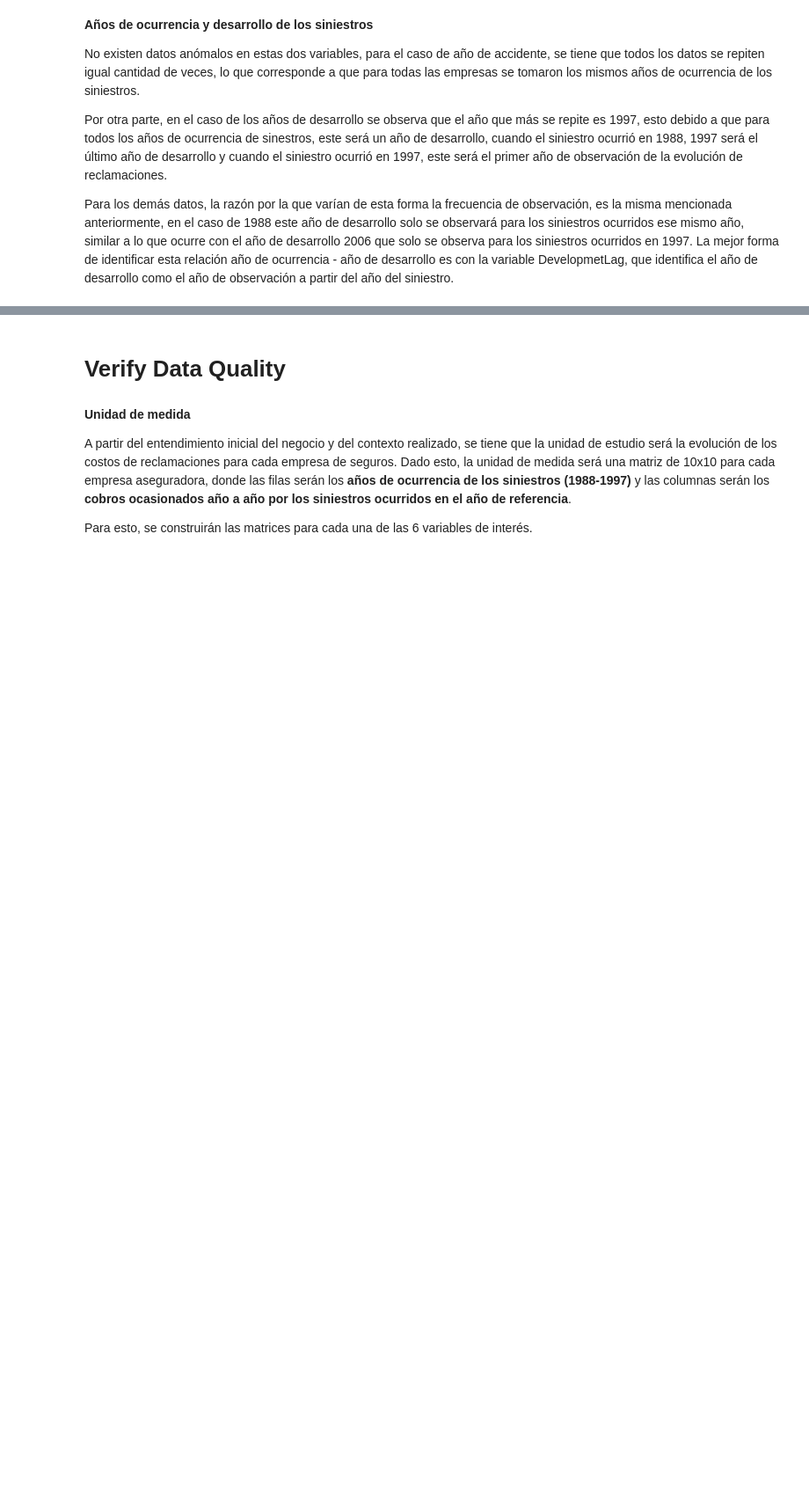
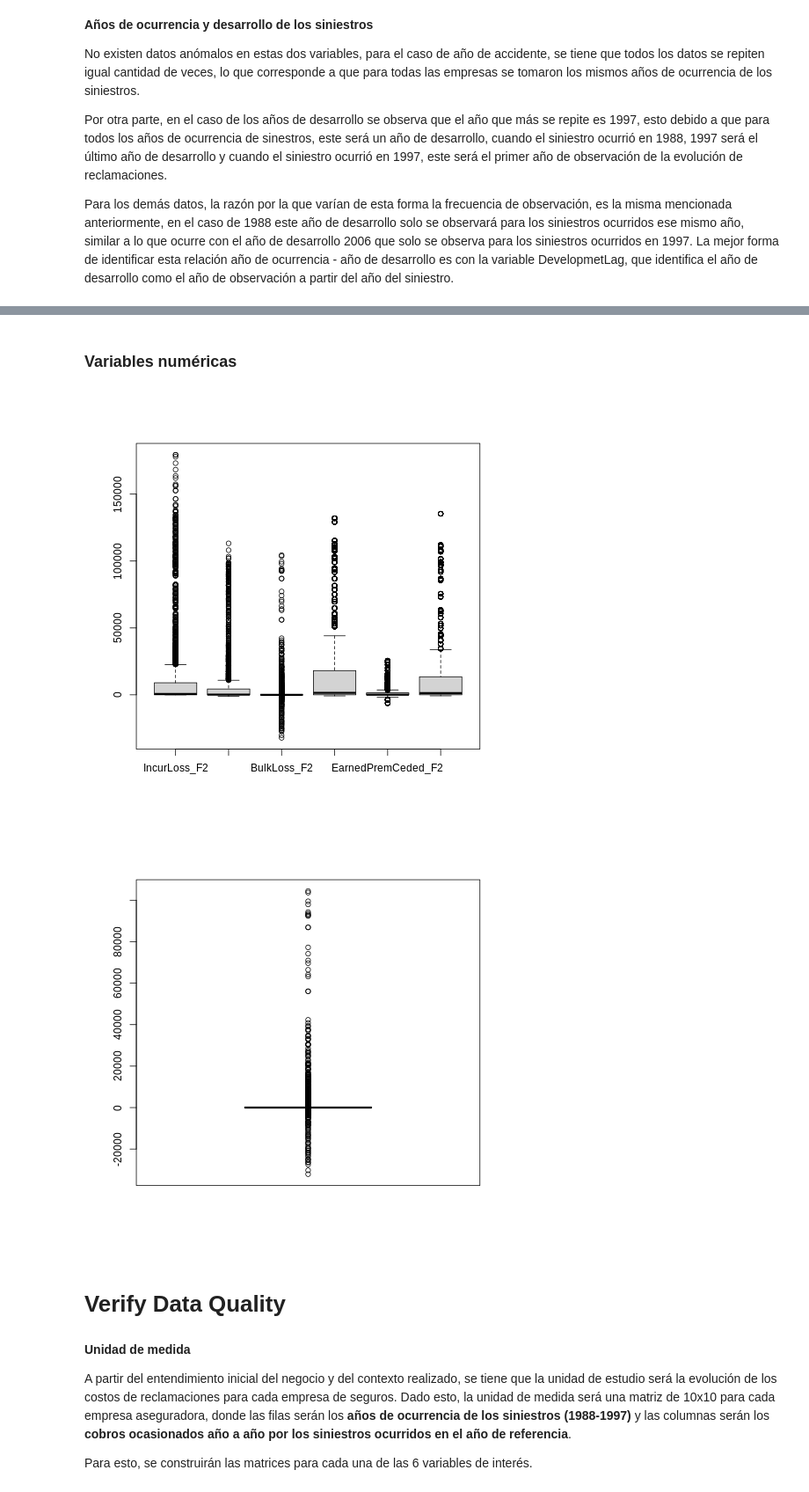
Before and after one commit to dianamarchila/dianamarchila.github.io, a Jupyter notebook: DataUnders_V1.ipynb, the cells around one changed output, grey strips where cells are left out. Shown: that part at 88% size. Drawn from its saved outputs; the diff is of its cells as text; code cells hidden in the pictures; blank space fills up the shorter version.

```diff
--- a/DataUnders_V1.ipynb
+++ b/DataUnders_V1.ipynb
@@ -179,3 +207,19 @@ plot(x=dev_year$DevelopmentYear, y = dev_year$n, main = "Distribución año de d
+# %% [markdown]
+### Variables numéricas
+# %%
+%%R
+require(dplyr)
+
+#colnames(data1)
+
+boxplot(data1[, c('IncurLoss_F2', 'CumPaidLoss_F2', 'BulkLoss_F2', 'EarnedPremDIR_F2', 'EarnedPremCeded_F2', 'EarnedPremNet_F2')],
+        names= c('IncurLoss_F2', 'CumPaidLoss_F2', 'BulkLoss_F2',  'EarnedPremDIR_F2', 'EarnedPremCeded_F2', 'EarnedPremNet_F2'))
+
+
+boxplot(data1[, c('BulkLoss_F2')])
+# %% [output]
+[figure, added]
+[figure, added]
 # %% [markdown]
 # **Verify Data Quality**
 # %% [markdown]
```
Also changed, not shown: parts of 10 cells of this notebook.
